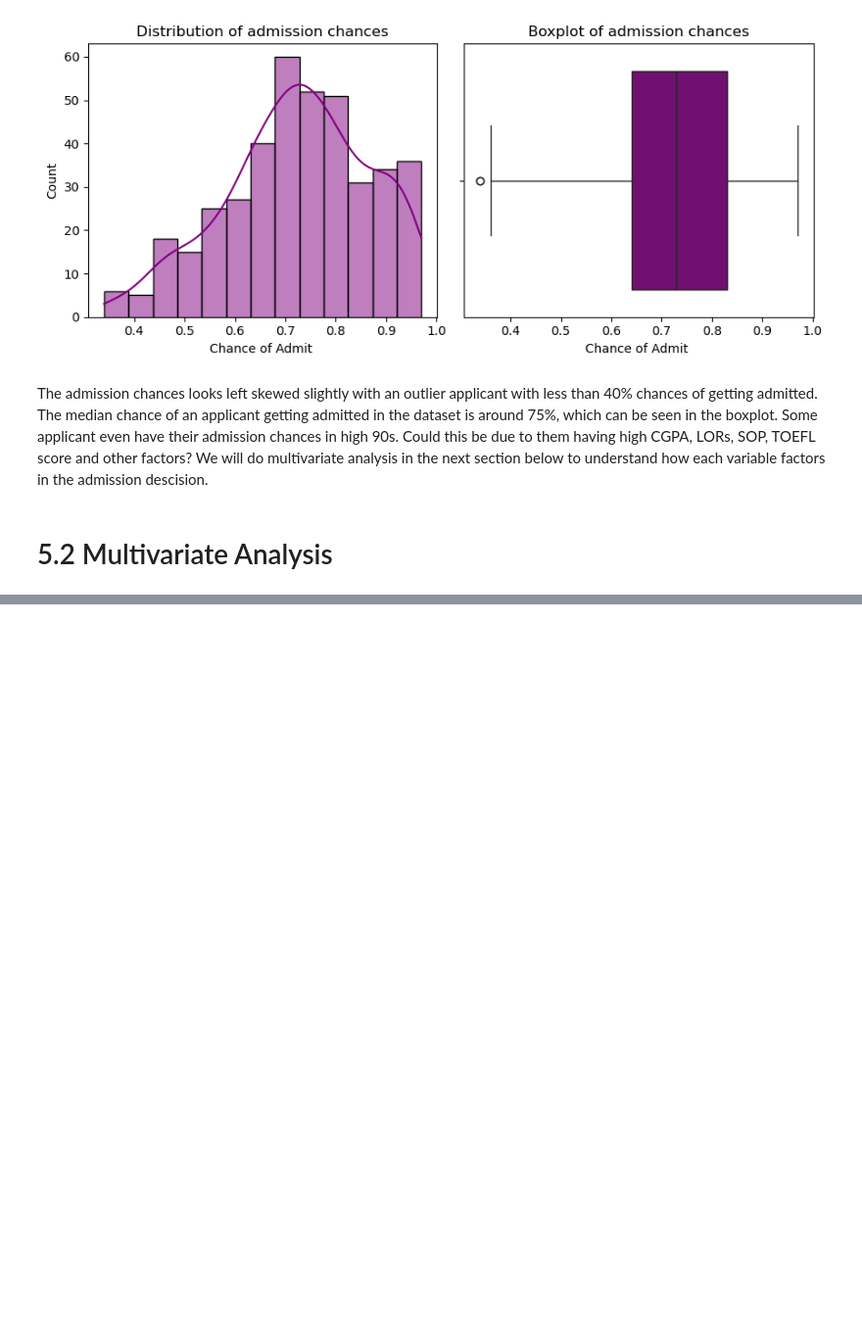
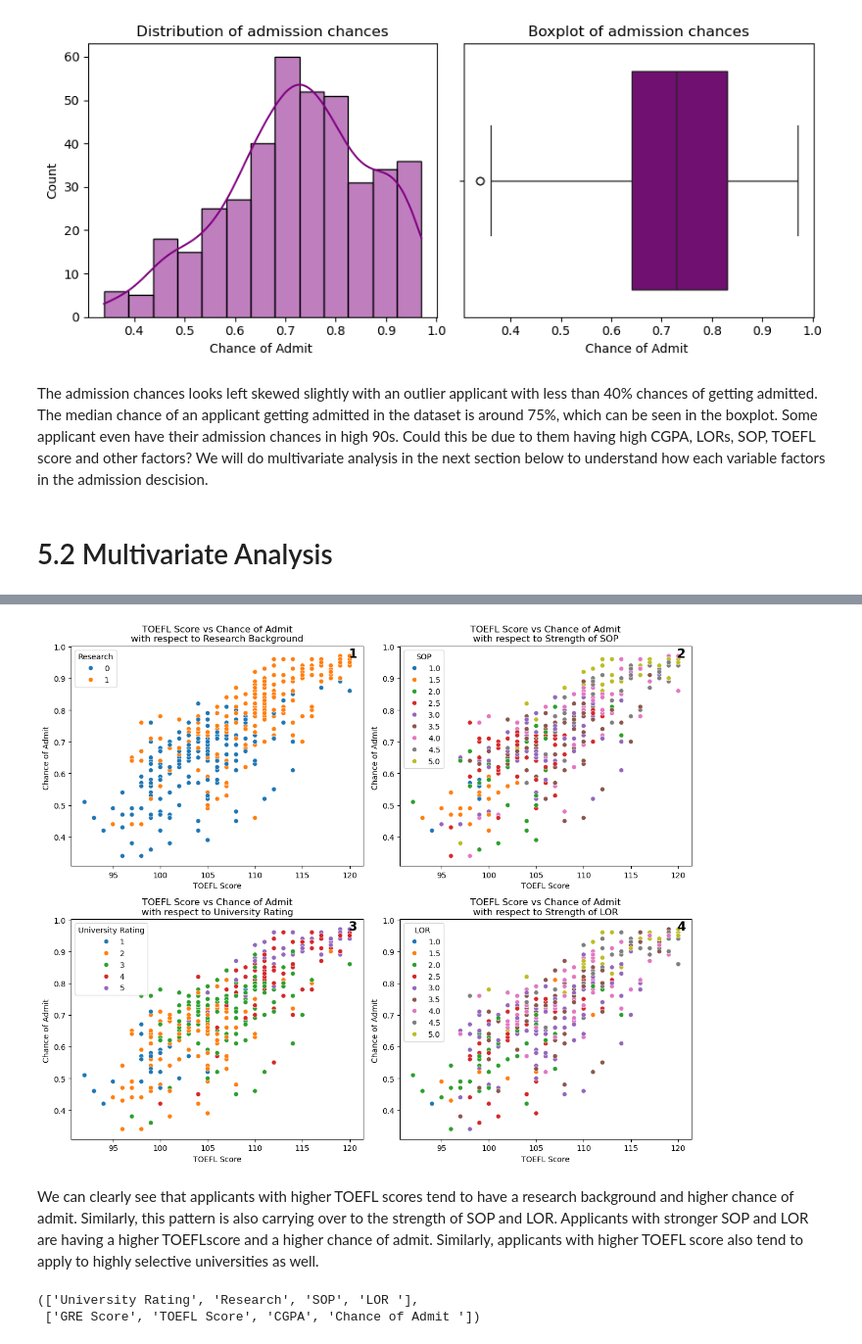
Before and after one commit to SujanNeupane42/DATA-601-Group-Project, a Jupyter notebook: data_analysis.ipynb, the cells around one changed output, grey strips where cells are left out. Shown at 98% size. Cells and saved outputs as stored; diff of their text form; code cells hidden in the pictures; blank space fills up the shorter version.

```diff
--- a/data_analysis.ipynb
+++ b/data_analysis.ipynb
@@ -422,0 +504,34 @@ The admission chances looks left skewed slightly with an outlier applicant with
+# %%
+fig, axs = plt.subplots(2, 2, figsize=(12, 10))
+
+# First subplot
+sns.scatterplot(x="TOEFL Score", y="Chance of Admit ", data=df, hue='Research', ax=axs[0, 0])
+axs[0, 0].set_title("TOEFL Score vs Chance of Admit\nwith respect to Research Background")
+axs[0, 0].text(0.95, 0.95, '1', fontsize=16, fontweight='bold', transform=axs[0, 0].transAxes)
+
+# Second subplot
+sns.scatterplot(x="TOEFL Score", y="Chance of Admit ", data=df, hue='SOP', ax=axs[0, 1])
+axs[0, 1].set_title("TOEFL Score vs Chance of Admit\nwith respect to Strength of SOP")
+axs[0, 1].text(0.95, 0.95, '2', fontsize=16, fontweight='bold', transform=axs[0, 1].transAxes)
+
+# Third subplot
+sns.scatterplot(x="TOEFL Score", y="Chance of Admit ", data=df, hue='University Rating', ax=axs[1, 0])
+axs[1, 0].set_title("TOEFL Score vs Chance of Admit\nwith respect to University Rating")
+axs[1, 0].text(0.95, 0.95, '3', fontsize=16, fontweight='bold', transform=axs[1, 0].transAxes)
+
+# Fourth subplot
+sns.scatterplot(x="TOEFL Score", y="Chance of Admit ", data=df, hue='LOR ', ax=axs[1, 1])
+axs[1, 1].set_title("TOEFL Score vs Chance of Admit\nwith respect to Strength of LOR")
+axs[1, 1].text(0.95, 0.95, '4', fontsize=16, fontweight='bold', transform=axs[1, 1].transAxes)
+
+plt.tight_layout()
+plt.show()
+# %% [output]
+[figure, added]
+# %% [markdown]
+We can clearly see that applicants with higher TOEFL scores tend to have a research background and higher chance of admit. Similarly, this pattern is also carrying over to the strength of SOP and LOR. Applicants with stronger SOP and LOR are having a higher TOEFLscore and a higher chance of admit. Similarly, applicants with higher TOEFL score also tend to apply to highly selective universities as well.
+# %%
+categorical_features, numerical_feaatures
+# %% [output]
+(['University Rating', 'Research', 'SOP', 'LOR '],
+ ['GRE Score', 'TOEFL Score', 'CGPA', 'Chance of Admit '])
```
Also changed, not shown: parts of 16 cells of this notebook, 1 other file.
